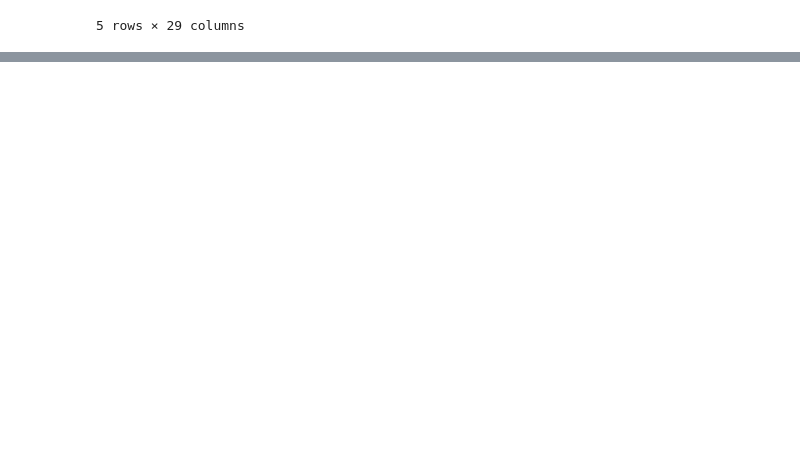
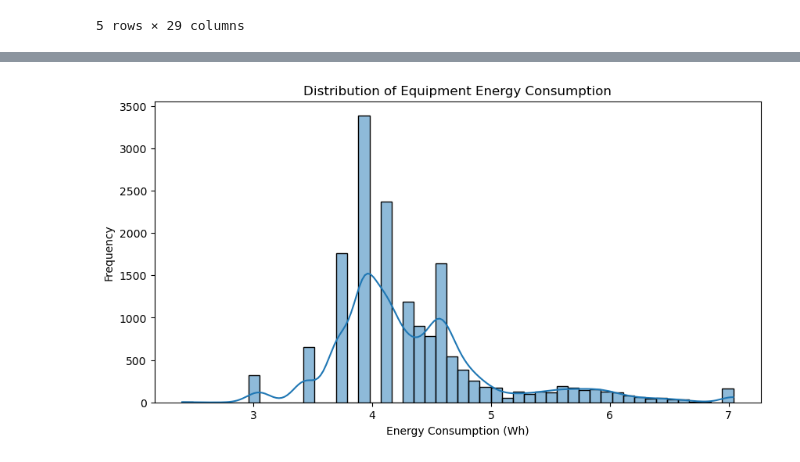
Before and after one commit to diwansinghchauhan/DS-Intern-Assignment-DiwanSinghChauhan, a Jupyter notebook: main.ipynb, the cells around one changed output, grey strips where cells are left out. Saved outputs shown, nothing was run; the diff lists cells and outputs as text; code cells hidden in the pictures; blank space fills up the shorter version.

Commit message:
Update main.ipynb
check distribution of Equipment Energy Consumption and do preprocessing steps

```diff
--- a/main.ipynb
+++ b/main.ipynb
@@ -119,0 +129,15 @@ df.head()
+# %%
+# Remove rows with negative target values
+df = df[df['equipment_energy_consumption'] >= 0]
+# %%
+# applying a log transformation to normalize the target variable
+df['equipment_energy_consumption'] = np.log1p(df['equipment_energy_consumption'])
+# %%
+plt.figure(figsize=(10, 5))
+sns.histplot(df['equipment_energy_consumption'], kde=True, bins=50)
+plt.title('Distribution of Equipment Energy Consumption')
+plt.xlabel('Energy Consumption (Wh)')
+plt.ylabel('Frequency')
+plt.show()
+# %% [output]
+[figure, added]
```
Also changed, not shown: parts of 1 cell of this notebook.
